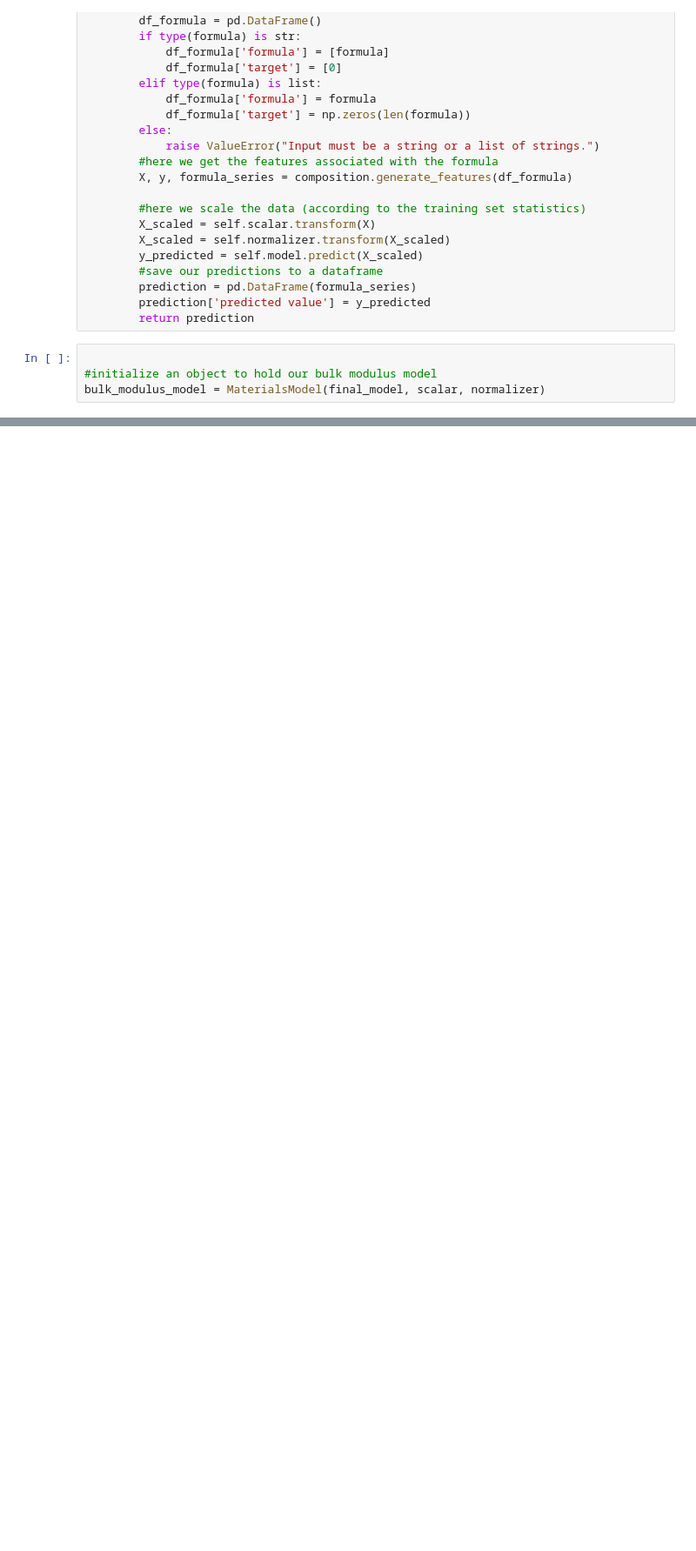
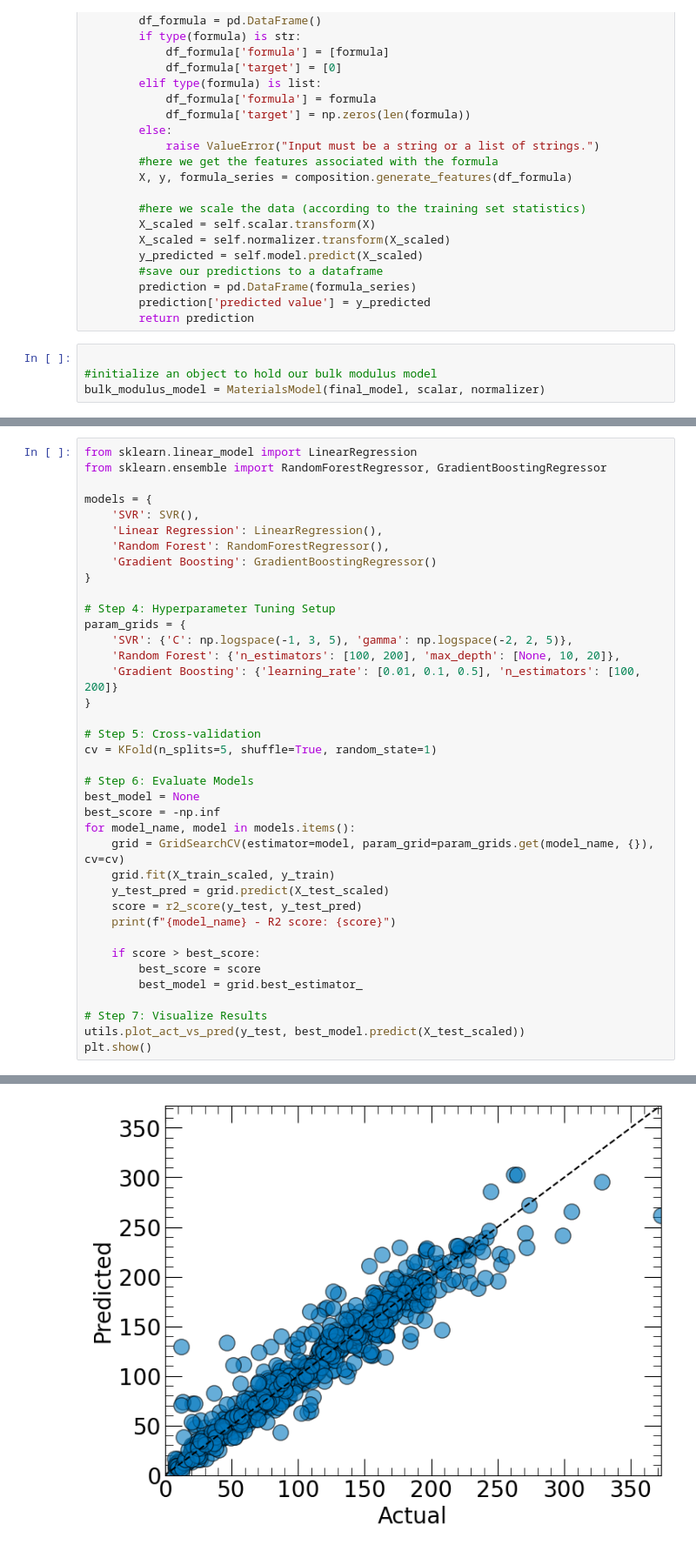
Before and after one commit to ncc-chandni/Material_Properties, a Jupyter notebook: material_properties_SVM.ipynb, the cells around one changed output, grey strips where cells are left out. Shown at 87% size. Drawn from its saved outputs; the diff is of its cells as text; blank space fills up the shorter version.

```diff
--- a/material_properties_SVM.ipynb
+++ b/material_properties_SVM.ipynb
@@ -324,0 +330,39 @@ SVR does not accept missing values encoded as NaN natively. For supervised learn
+# %%
+from sklearn.linear_model import LinearRegression
+from sklearn.ensemble import RandomForestRegressor, GradientBoostingRegressor
+
+models = {
+    'SVR': SVR(),
+    'Linear Regression': LinearRegression(),
+    'Random Forest': RandomForestRegressor(),
+    'Gradient Boosting': GradientBoostingRegressor()
+}
+
+# Step 4: Hyperparameter Tuning Setup
+param_grids = {
+    'SVR': {'C': np.logspace(-1, 3, 5), 'gamma': np.logspace(-2, 2, 5)},
+    'Random Forest': {'n_estimators': [100, 200], 'max_depth': [None, 10, 20]},
+    'Gradient Boosting': {'learning_rate': [0.01, 0.1, 0.5], 'n_estimators': [100, 200]}
+}
+
+# Step 5: Cross-validation
+cv = KFold(n_splits=5, shuffle=True, random_state=1)
+
+# Step 6: Evaluate Models
+best_model = None
+best_score = -np.inf
+for model_name, model in models.items():
+    grid = GridSearchCV(estimator=model, param_grid=param_grids.get(model_name, {}), cv=cv)
+    grid.fit(X_train_scaled, y_train)
+    y_test_pred = grid.predict(X_test_scaled)
+    score = r2_score(y_test, y_test_pred)
+    print(f"{model_name} - R2 score: {score}")
+
+    if score > best_score:
+        best_score = score
+        best_model = grid.best_estimator_
+
+# Step 7: Visualize Results
+utils.plot_act_vs_pred(y_test, best_model.predict(X_test_scaled))
+plt.show()
+# %% [output]
@@ -324,0 +373 @@ SVR does not accept missing values encoded as NaN natively. For supervised learn
+[figure, added]
```
Also changed, not shown: parts of 8 cells of this notebook, 14 other files.
